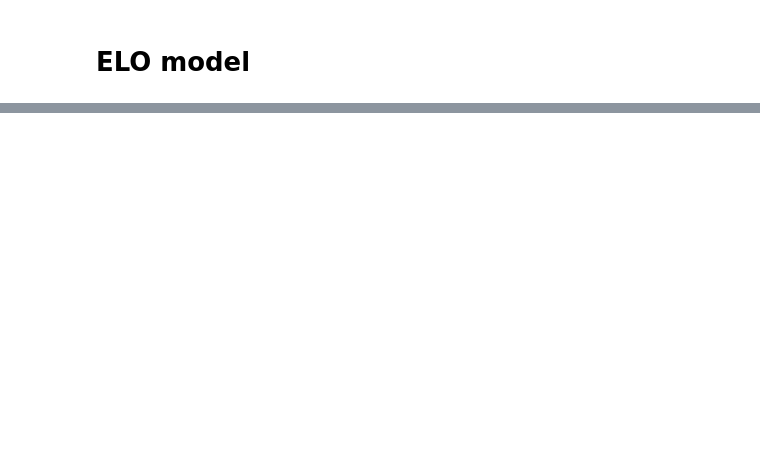
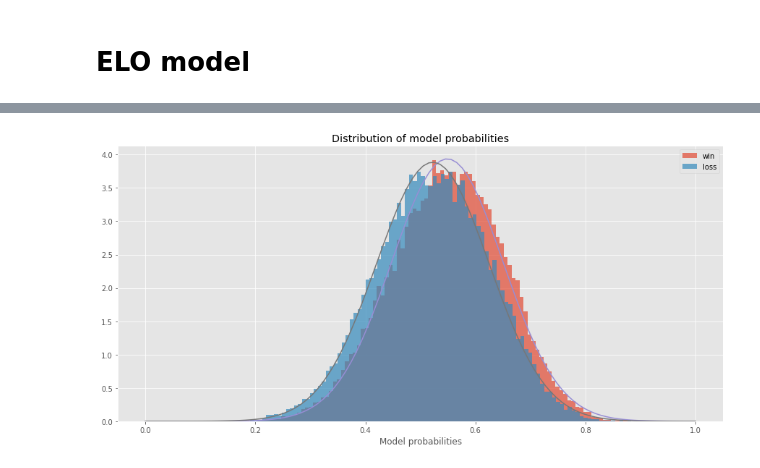
Before and after one commit to lanejere5/mlb, a Jupyter notebook: elo/ELO.ipynb, the cells around one changed output, grey strips where cells are left out. Saved outputs shown, nothing was run; the diff lists cells and outputs as text; code cells hidden in the pictures; blank space fills up the shorter version.

```diff
--- a/elo/ELO.ipynb
+++ b/elo/ELO.ipynb
@@ -378,0 +377,25 @@ elo_df.loc[elo_df.index.year == 2018, ['BOS', 'LAD']].plot.line(title='2018 ELO
+# %%
+#hide_input
+from scipy.stats import norm
+
+(mu_win, sigma_win) = norm.fit(p_win)
+(mu_loss, sigma_loss) = norm.fit(p_loss)
+
+
+plt.figure(figsize=(15,7))
+
+plt.hist(p_win, alpha=.7, label='win', bins=100, density=True)
+plt.hist(p_loss, alpha=.7, label='loss', bins=100, density=True)
+
+x = np.linspace(0, 1, 100)
+y_win = norm(mu_win, sigma_win).pdf(x) #* len(p_win) * .01
+y_loss = norm(mu_loss, sigma_loss).pdf(x) #* len(p_loss) * .01
+l_win = plt.plot(x, y_win)
+l_loss = plt.plot(x, y_loss)
+
+plt.xlabel("Model probabilities")
+plt.title('Distribution of model probabilities')
+plt.legend(loc='upper right')
+plt.show()
+# %% [output]
+[figure, added]
```
Also changed, not shown: parts of 64 cells of this notebook.
